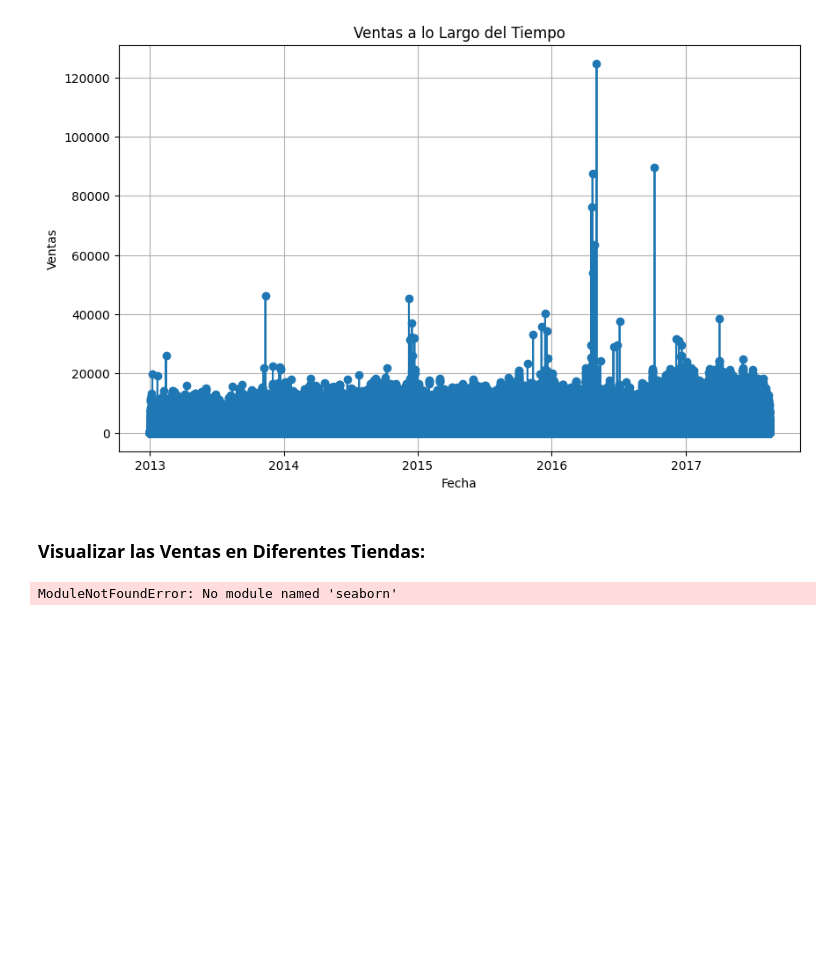
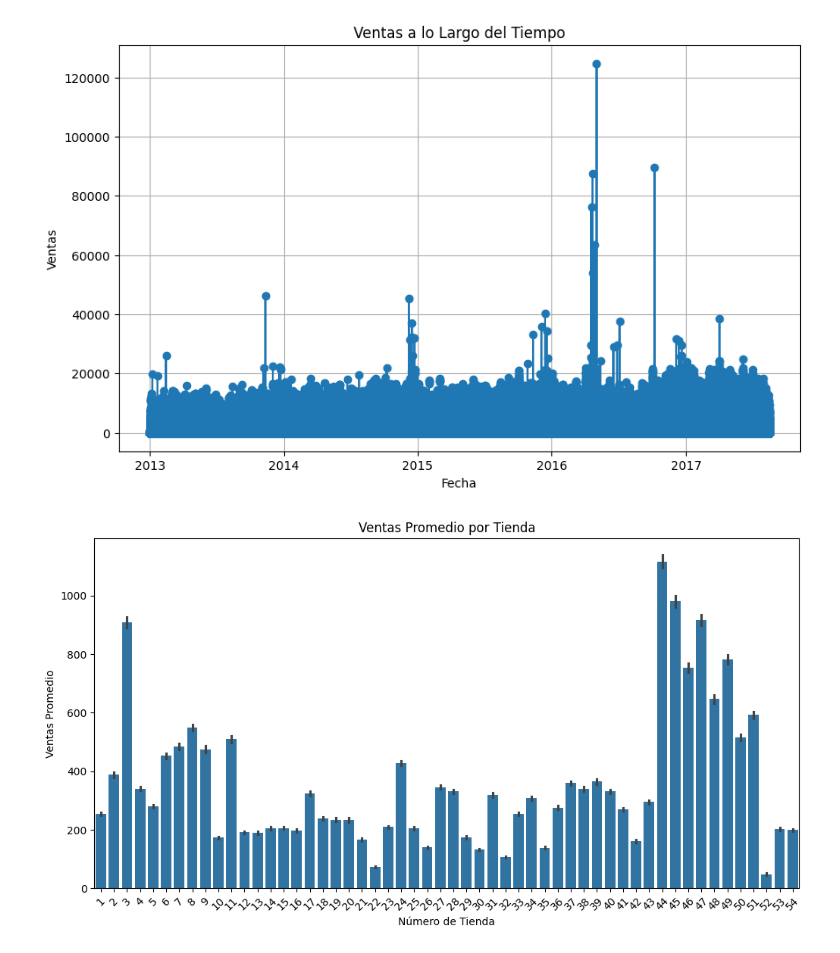
Before and after one commit to Ivo196/storeSales-TimeSeriesForecasting-Kaggle, a Jupyter notebook: Store Sales - Time Series Forecasting.ipynb, the cells around one changed output. Saved outputs shown, nothing was run; the diff lists cells and outputs as text; code cells hidden in the pictures; blank space fills up the shorter version.

```diff
--- a/Store Sales - Time Series Forecasting.ipynb
+++ b/Store Sales - Time Series Forecasting.ipynb
@@ -139,18 +139,16 @@ plt.grid(True)
 plt.show()
 # %% [output]
 [figure]
-# %% [markdown]
-### Visualizar las Ventas en Diferentes Tiendas:
 # %%
 import seaborn as sns
 
 # Crea un gráfico de barras para visualizar las ventas promedio por tienda
 plt.figure(figsize=(12, 6))
-sns.barplot(x='store_nbr', y='sales', data=df)
+sns.barplot(x='store_nbr', y='sales', data=train)
 plt.title('Ventas Promedio por Tienda')
 plt.xlabel('Número de Tienda')
 plt.ylabel('Ventas Promedio')
 plt.xticks(rotation=45)
 plt.show()
 # %% [output]
-ModuleNotFoundError: No module named 'seaborn'
+[figure, added]
```
Also changed, not shown: parts of 6 cells of this notebook.
